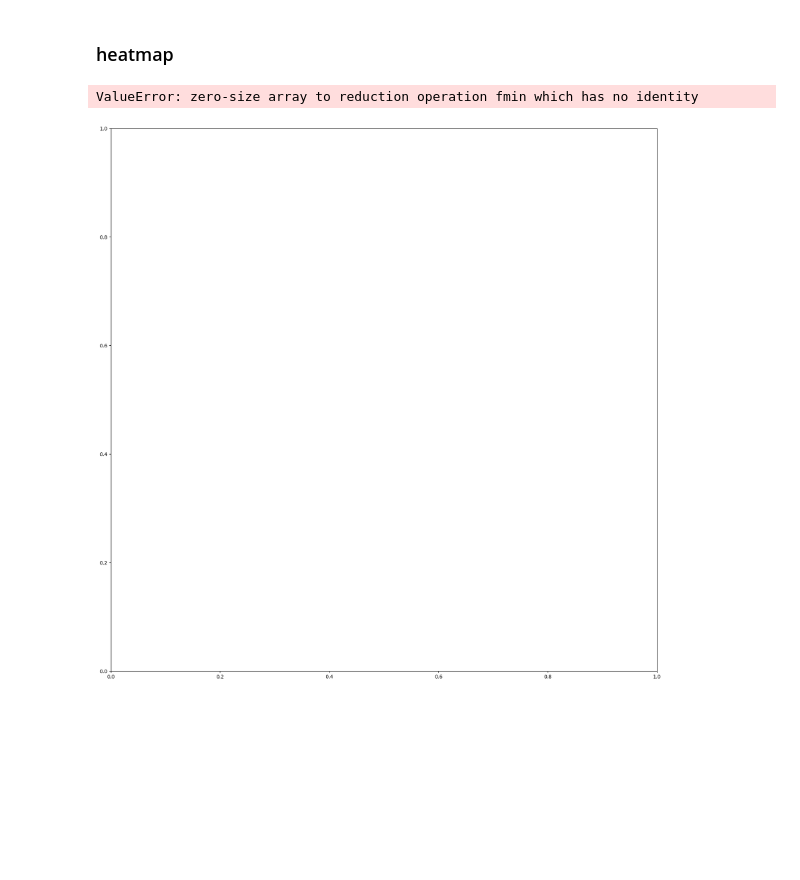
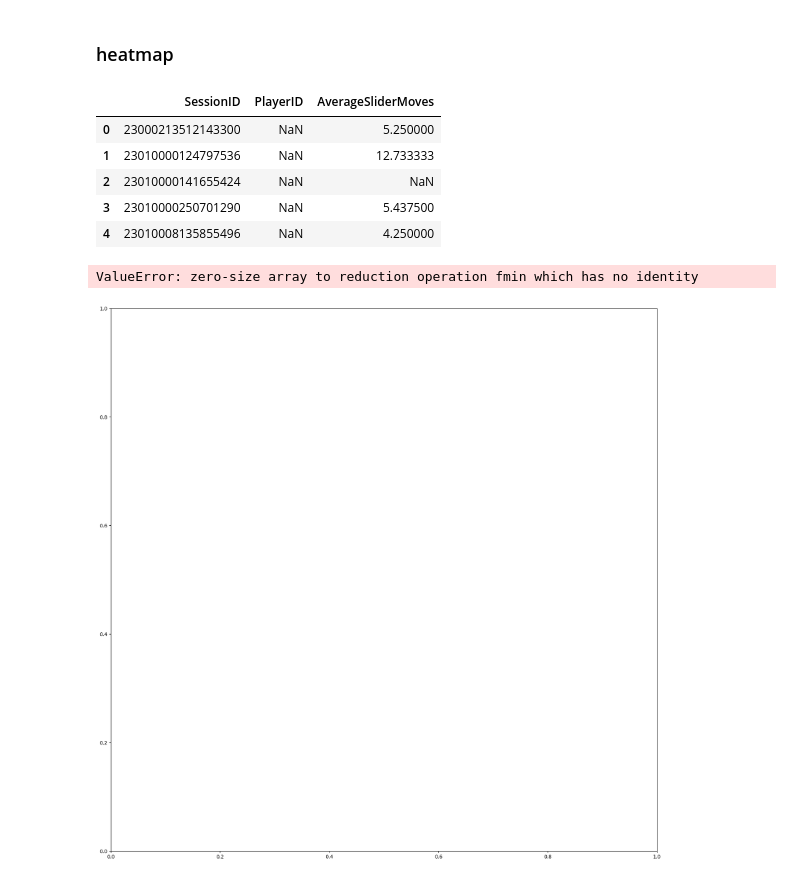
Before and after one commit to opengamedata/opengamedata-samples, a Jupyter notebook: WAVES/explore/Waves_explore_sessions.ipynb, the cells around one changed output. Saved outputs shown, nothing was run; the diff lists cells and outputs as text; code cells hidden in the pictures; blank space fills up the shorter version.

```diff
--- a/WAVES/explore/Waves_explore_sessions.ipynb
+++ b/WAVES/explore/Waves_explore_sessions.ipynb
@@ -350,5 +410,16 @@ for i, j in zip(bigoutliers[0], bigoutliers[1]):
 # %% [markdown]
 ### heatmap
+# %%
+target_columns = df_session.columns[df_session.columns.str.contains(FEATURE_TO_VISUALIZE)]
+df_Interested = df_session[id_columns.append(target_columns)].copy()
+df_Interested.head()
+# %% [output]
+|  | SessionID | PlayerID | AverageSliderMoves |
+| 0 | 23000213512143300 | NaN | 5.250000 |
+| 1 | 23010000124797536 | NaN | 12.733333 |
+| 2 | 23010000141655424 | NaN | NaN |
+| 3 | 23010000250701290 | NaN | 5.437500 |
+| 4 | 23010008135855496 | NaN | 4.250000 |
 # %%
 fig, ax = plt.subplots(figsize=(20,20))         # Sample figsize in inches
 if Answer:
```
Also changed, not shown: parts of 48 cells of this notebook.
